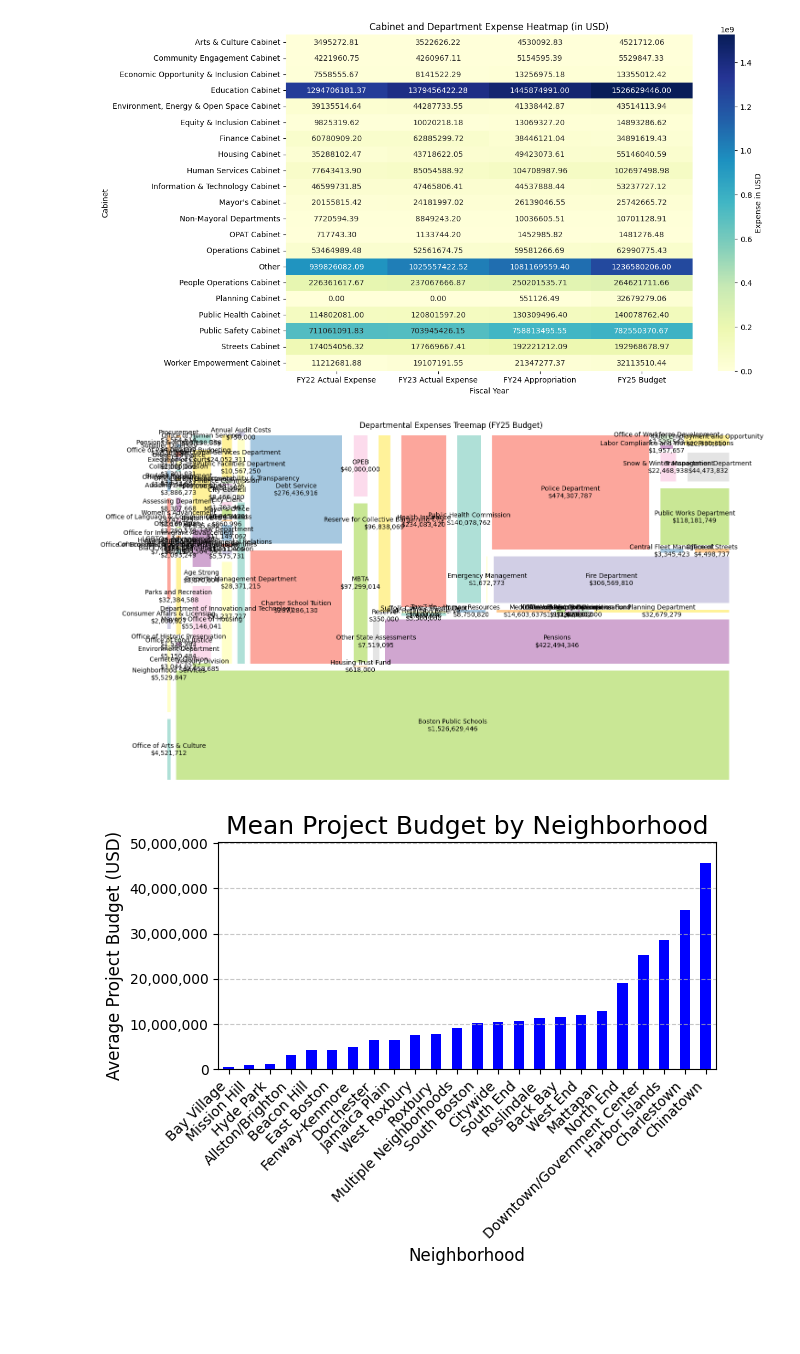
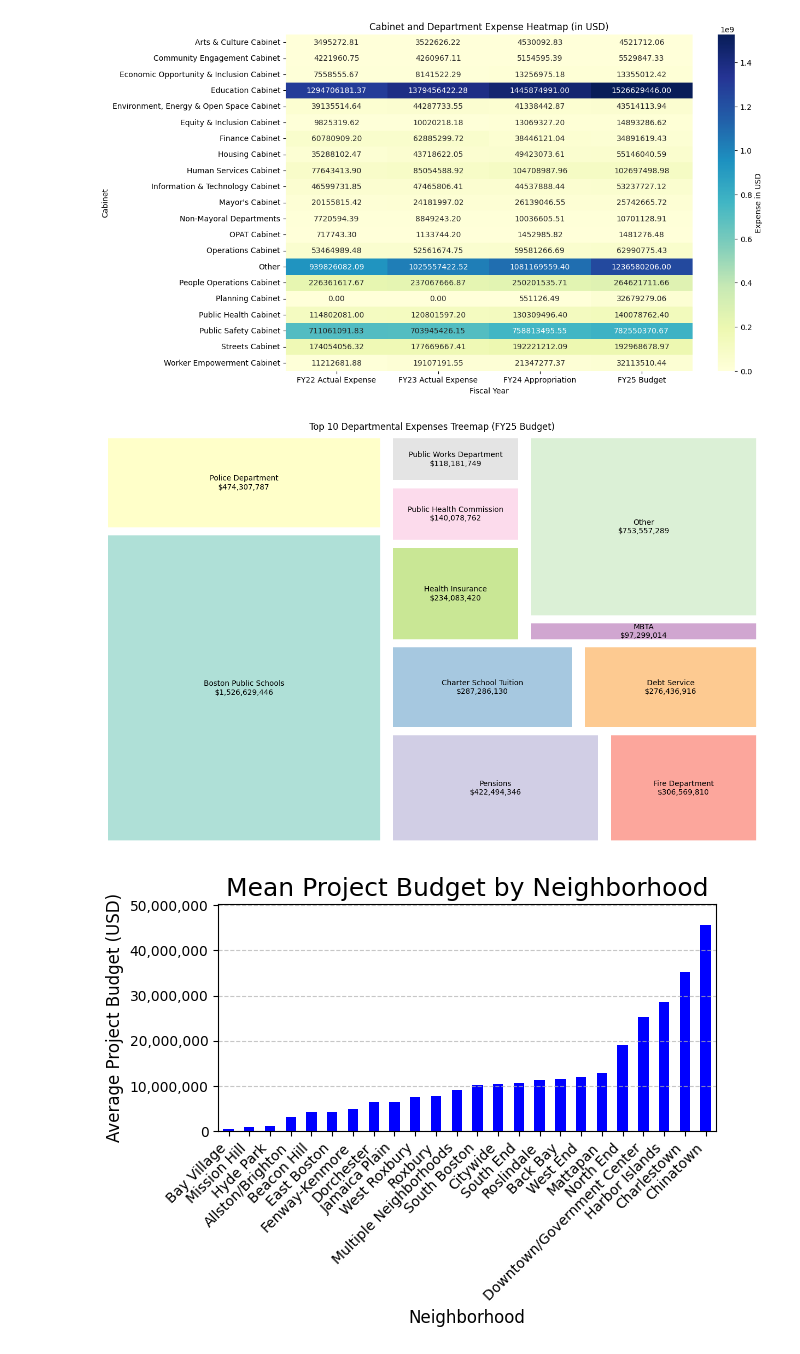
Before and after one commit to arionct/Boston-City-Budget, a Jupyter notebook: visualization.ipynb, the cells around one changed output. Drawn from its saved outputs; the diff is of its cells as text; code cells hidden in the pictures; blank space fills up the shorter version.

Commit message:
fixed treemap

```diff
--- a/visualization.ipynb
+++ b/visualization.ipynb
@@ -263,26 +263,31 @@ plt.show()
 # %%
 import squarify
 
-# Grouping by Cabinet and Dept to get the sum of FY25 Budget
 treemap_data = op_budg.groupby(['Cabinet', 'Dept'])['FY25 Budget'].sum().reset_index()
 treemap_data = treemap_data[treemap_data['FY25 Budget'] > 0]
+treemap_data = treemap_data.sort_values(by='FY25 Budget', ascending=False)
+top_10 = treemap_data.head(10)
+other_sum = treemap_data['FY25 Budget'].iloc[10:].sum()
+
+other_row = pd.DataFrame({'Cabinet': ['Other'], 'Dept': ['Other'], 'FY25 Budget': [other_sum]})
+top_10 = pd.concat([top_10, other_row], ignore_index=True)
 
 # Creating labels with Department names and budget values
-treemap_data['label'] = treemap_data.apply(lambda x: f"{x['Dept']}\n${x['FY25 Budget']:,.0f}", axis=1)
+top_10['label'] = top_10.apply(lambda x: f"{x['Dept']}\n${x['FY25 Budget']:,.0f}", axis=1)
 
 # Defining the sizes and labels for the treemap
-sizes = treemap_data['FY25 Budget']
-labels = treemap_data['label']
-cabinets = treemap_data['Cabinet']
+sizes = top_10['FY25 Budget']
+labels = top_10['label']
+cabinets = top_10['Cabinet']
 
 plt.figure(figsize=(16, 10))
 squarify.plot(sizes=sizes, label=labels, color=sns.color_palette("Set3", n_colors=len(cabinets)),
               alpha=.7, pad=True)
-plt.title("Departmental Expenses Treemap (FY25 Budget)")
+plt.title("Top 10 Departmental Expenses Treemap (FY25 Budget)")
 plt.axis('off')
 plt.show()
 # %% [output]
-[figure, old version]
+[figure, new version]
 # %%
 #Neighborhood spending breakdown.
 neighborhood_budg = cap_budg.groupby('Neighborhood')['Total_Project_Budget'].mean().sort_values(ascending=True)
```
